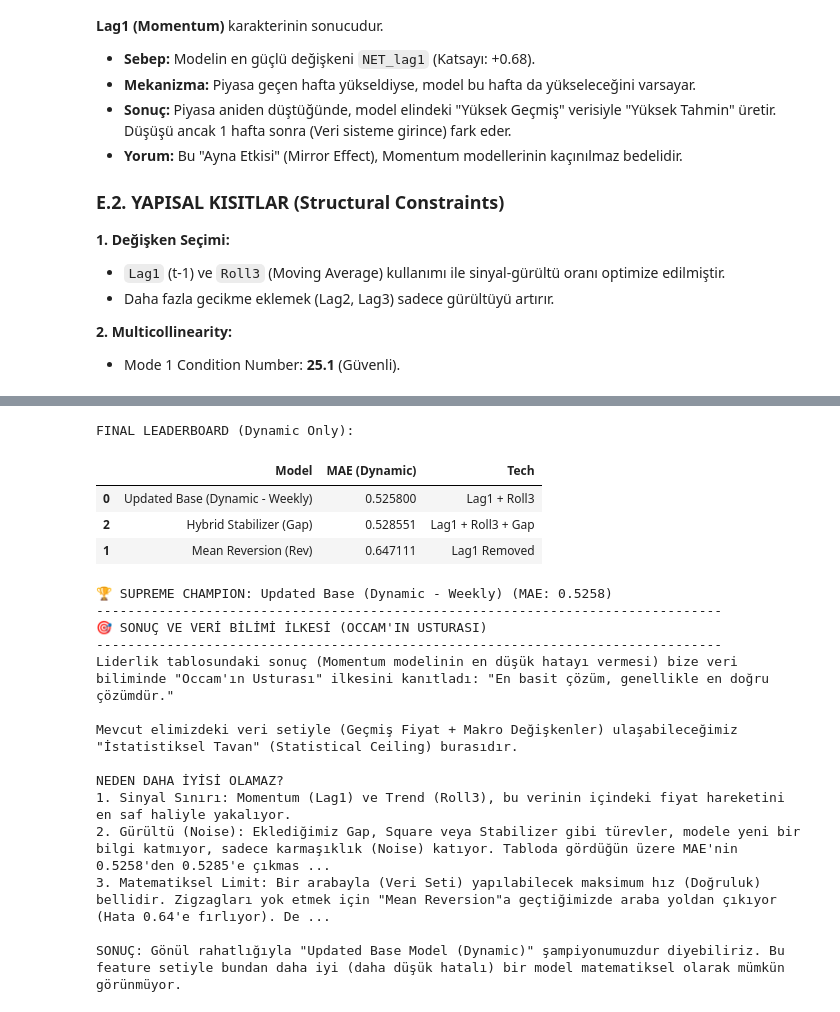
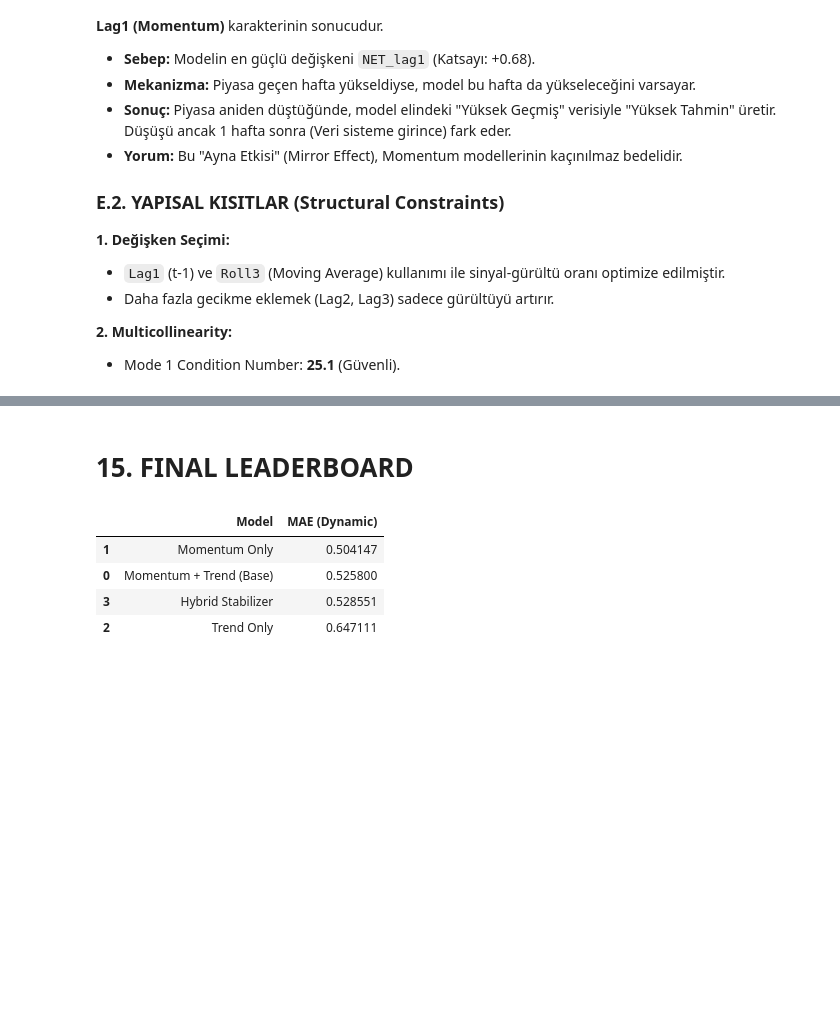
Before and after one commit to canmergen/Use-a-Pre-trained-Image-Classifier-to-Identify-Dog-Breeds, a Jupyter notebook: Executive_Presentation_Model_MODE1.ipynb, the cells around one changed output, grey strips where cells are left out. Cells and saved outputs as stored; diff of their text form; code cells hidden in the pictures; blank space fills up the shorter version.

```diff
--- a/Executive_Presentation_Model_MODE1.ipynb
+++ b/Executive_Presentation_Model_MODE1.ipynb
@@ -1119,44 +1089,16 @@ Hangi strateji "Nowcast" (Mode 1) dünyasında en başarılı?
-# %%
-
-comp_final = pd.DataFrame({
-    'Model': ['Updated Base (Dynamic - Weekly)', 'Mean Reversion (Rev)', 'Hybrid Stabilizer (Gap)'],
-    'MAE (Dynamic)': [mae_upd_dyn, mae_rev_dyn, mae_stab_dyn],
-    'Tech': ['Lag1 + Roll3', 'Lag1 Removed', 'Lag1 + Roll3 + Gap']
-}).sort_values('MAE (Dynamic)')
-
-print("FINAL LEADERBOARD (Dynamic Only):")
-display(comp_final)
-
-winner = comp_final.iloc[0]
-print(f"\n🏆 SUPREME CHAMPION: {winner['Model']} (MAE: {winner['MAE (Dynamic)']:.4f})")
-
-print("-" * 80)
-print("🎯 SONUÇ VE VERİ BİLİMİ İLKESİ (OCCAM'IN USTURASI)")
-print("-" * 80)
-print('Liderlik tablosundaki sonuç (Momentum modelinin en düşük hatayı vermesi) bize veri biliminde "Occam\'ın Usturası" ilkesini kanıtladı: "En basit çözüm, genellikle en doğru çözümdür."\n')
-print('Mevcut elimizdeki veri setiyle (Geçmiş Fiyat + Makro Değişkenler) ulaşabileceğimiz "İstatistiksel Tavan" (Statistical Ceiling) burasıdır.\n')
-print("NEDEN DAHA İYİSİ OLAMAZ?")
-print("1. Sinyal Sınırı: Momentum (Lag1) ve Trend (Roll3), bu verinin içindeki fiyat hareketini en saf haliyle yakalıyor.")
-print("2. Gürültü (Noise): Eklediğimiz Gap, Square veya Stabilizer gibi türevler, modele yeni bir bilgi katmıyor, sadece karmaşıklık (Noise) katıyor. Tabloda gördüğün üzere MAE'nin 0.5258'den 0.5285'e çıkması, modelin bu karmaşıklık yüzünden hafifçe kafasının karıştığını (Overfitting) gösteriyor.")
-print('3. Matematiksel Limit: Bir arabayla (Veri Seti) yapılabilecek maksimum hız (Doğruluk) bellidir. Zigzagları yok etmek için "Mean Reversion"a geçtiğimizde araba yoldan çıkıyor (Hata 0.64\'e fırlıyor). Demek ki Zigzaglar bir hata değil, piyasanın gerçeği.\n')
-print('SONUÇ: Gönül rahatlığıyla "Updated Base Model (Dynamic)" şampiyonumuzdur diyebiliriz. Bu feature setiyle bundan daha iyi (daha düşük hatalı) bir model matematiksel olarak mümkün görünmüyor.')
-# %% [output]
-FINAL LEADERBOARD (Dynamic Only):
-|  | Model | MAE (Dynamic) | Tech |
-| 0 | Updated Base (Dynamic - Weekly) | 0.525800 | Lag1 + Roll3 |
-| 2 | Hybrid Stabilizer (Gap) | 0.528551 | Lag1 + Roll3 + Gap |
-| 1 | Mean Reversion (Rev) | 0.647111 | Lag1 Removed |
-🏆 SUPREME CHAMPION: Updated Base (Dynamic - Weekly) (MAE: 0.5258)
---------------------------------------------------------------------------------
-🎯 SONUÇ VE VERİ BİLİMİ İLKESİ (OCCAM'IN USTURASI)
---------------------------------------------------------------------------------
-Liderlik tablosundaki sonuç (Momentum modelinin en düşük hatayı vermesi) bize veri biliminde "Occam'ın Usturası" ilkesini kanıtladı: "En basit çözüm, genellikle en doğru çözümdür."
-
-Mevcut elimizdeki veri setiyle (Geçmiş Fiyat + Makro Değişkenler) ulaşabileceğimiz "İstatistiksel Tavan" (Statistical Ceiling) burasıdır.
-
-NEDEN DAHA İYİSİ OLAMAZ?
-1. Sinyal Sınırı: Momentum (Lag1) ve Trend (Roll3), bu verinin içindeki fiyat hareketini en saf haliyle yakalıyor.
-2. Gürültü (Noise): Eklediğimiz Gap, Square veya Stabilizer gibi türevler, modele yeni bir bilgi katmıyor, sadece karmaşıklık (Noise) katıyor. Tabloda gördüğün üzere MAE'nin 0.5258'den 0.5285'e çıkmas ...
-3. Matematiksel Limit: Bir arabayla (Veri Seti) yapılabilecek maksimum hız (Doğruluk) bellidir. Zigzagları yok etmek için "Mean Reversion"a geçtiğimizde araba yoldan çıkıyor (Hata 0.64'e fırlıyor). De ...
-
-SONUÇ: Gönül rahatlığıyla "Updated Base Model (Dynamic)" şampiyonumuzdur diyebiliriz. Bu feature setiyle bundan daha iyi (daha düşük hatalı) bir model matematiksel olarak mümkün görünmüyor.
+# %% [markdown]
+# 15. FINAL LEADERBOARD
+# %%
+
+comp_final = pd.DataFrame({
+    'Model': ['Momentum + Trend (Base)', 'Momentum Only', 'Trend Only', 'Hybrid Stabilizer'],
+    'MAE (Dynamic)': [mae_upd_dyn, mae_mom, mae_rev, mae_stab]
+}).sort_values('MAE (Dynamic)')
+display(comp_final)
+winner = comp_final.iloc[0]
+# %% [output]
+|  | Model | MAE (Dynamic) |
+| 1 | Momentum Only | 0.504147 |
+| 0 | Momentum + Trend (Base) | 0.525800 |
+| 3 | Hybrid Stabilizer | 0.528551 |
+| 2 | Trend Only | 0.647111 |
```
Also changed, not shown: parts of 9 cells of this notebook.
